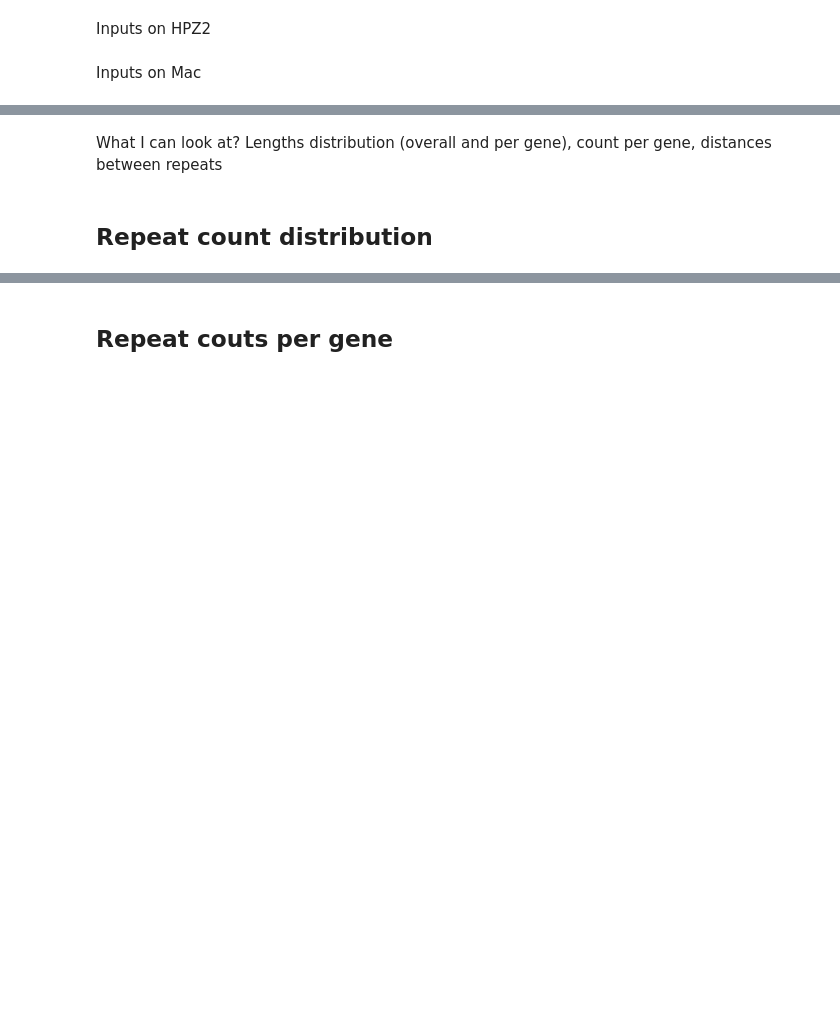
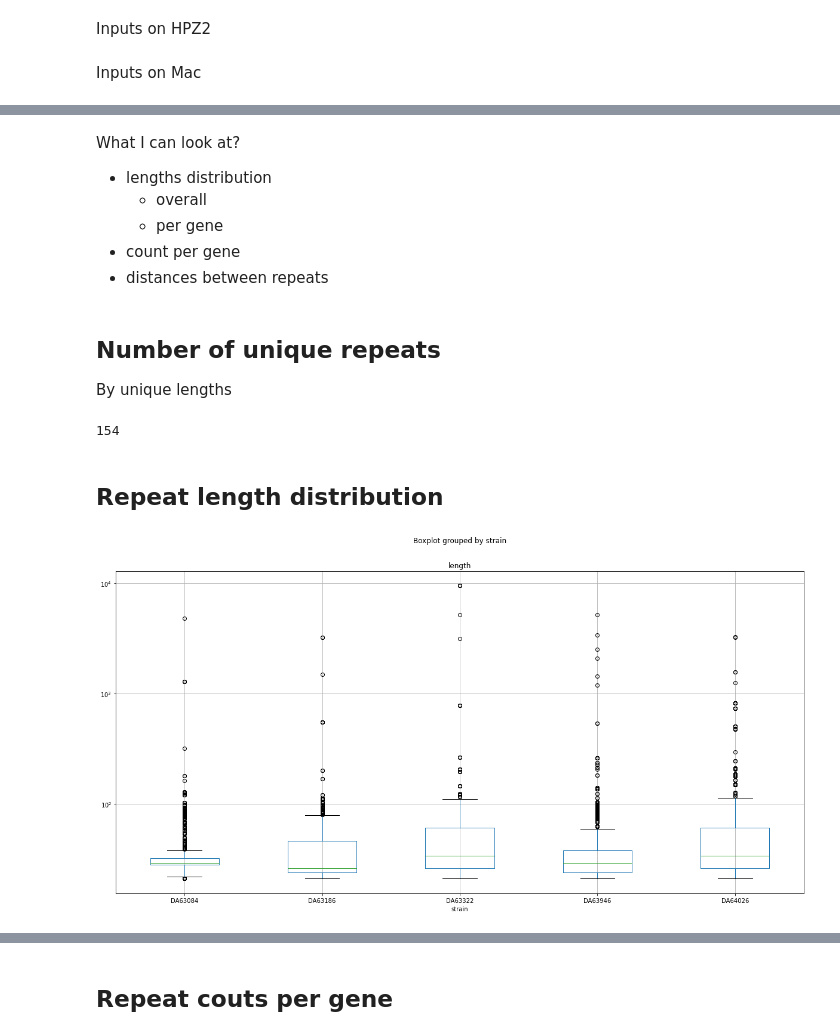
Before and after one commit to andrewgull/HeteroR, a Jupyter notebook: notebooks/repeats_summary.ipynb, the cells around one changed output, grey strips where cells are left out. Saved outputs shown, nothing was run; the diff lists cells and outputs as text; code cells hidden in the pictures; blank space fills up the shorter version.

```diff
--- a/notebooks/repeats_summary.ipynb
+++ b/notebooks/repeats_summary.ipynb
@@ -248,13 +255,13 @@ def parse_grf_output_no_ranges(header):
             repeat_len]
 
 
-def make_repeat_df(input_assembly, input_grf, min_len):
+def make_repeat_df(input_grf, min_len):
     # read spacer IDs
     with open(input_grf) as f:
         repeat_ids = [line.rstrip() for line in f.readlines()]
 
     # read assembly
-    assembly = [rec for rec in SeqIO.parse(input_assembly, "fasta")]
+    # assembly = [rec for rec in SeqIO.parse(input_assembly, "fasta")]
 
     # make features rows from spacer IDs
     gff_rows = [parse_grf_output_no_ranges(line) for line in repeat_ids]
@@ -279,9 +286,12 @@ in_assembly = "/home/andrei/Data/HeteroR/results/assemblies_joined/DA63186/assem
 # %% [markdown]
 Inputs on Mac
 # %%
-perfect_in = "/Users/andgu885/GoogleDrive/HeteroR/tests/GRF_new/repeats_no_mismatch/perfect.spacer.id"
-imperfect_in = "/Users/andgu885/GoogleDrive/HeteroR/tests/GRF_new/repeats_no_mismatch/imperfect.id"
-in_assembly = "/Users/andgu885/GoogleDrive/HeteroR/tests/GRF_new/assembly.fasta"
+strains = ["DA63084", "DA63186", "DA63322", "DA63946", "DA64026"]
+main_path = "/Users/andgu885/GoogleDrive/HeteroR/tests/repeat_quantification/%s/perfect.spacer.id"
+#perfect_in_lst = [path % strain for strain in strains]
+#perfect_in_lst
+#imperfect_in = "/Users/andgu885/GoogleDrive/HeteroR/tests/DA63186/repeats_no_mismatch/imperfect.id"
+#in_assembly = "/Users/andgu885/GoogleDrive/HeteroR/tests/DA63186/assembly.fasta"
 # %% [markdown]
 ## Make a DataFrame with repeats
 
@@ -299,0 +299,11 @@ repeat_df.head()
+# %%
+# cd "/home/andrei/Data/HeteroR"
+df_lst = list()
+for strain in strains:
+    file_path = main_path %strain
+    df = make_repeat_df(input_grf=file_path, min_len=20)
+    df["strain"] = strain
+    df_lst.append(df)
+
+repeat_df = pd.concat(df_lst)
+repeat_df.head()
@@ -300,8 +339,26 @@ repeat_df.head()
 # %% [markdown]
 What I can look at?
-Lengths distribution (overall and per gene), count per gene, distances between repeats
+
+- lengths distribution
+   - overall
+   - per gene
+- count per gene
+- distances between repeats
-# %% [markdown]
-## Repeat count distribution
 # %%
 import matplotlib.pyplot as plt
 plt.rcParams["figure.figsize"]=20,10
+# %% [markdown]
+##  Number of unique repeats
+
+By unique lengths
+# %%
+len(set(repeat_df.length))
+# %% [output]
+154
+# %% [markdown]
+## Repeat length distribution
+# %%
+bxplt = repeat_df.boxplot(column='length', by='strain')
+bxplt.set_yscale('symlog')
+# %% [output]
+[figure, added]
```
Also changed, not shown: parts of 18 cells of this notebook.
